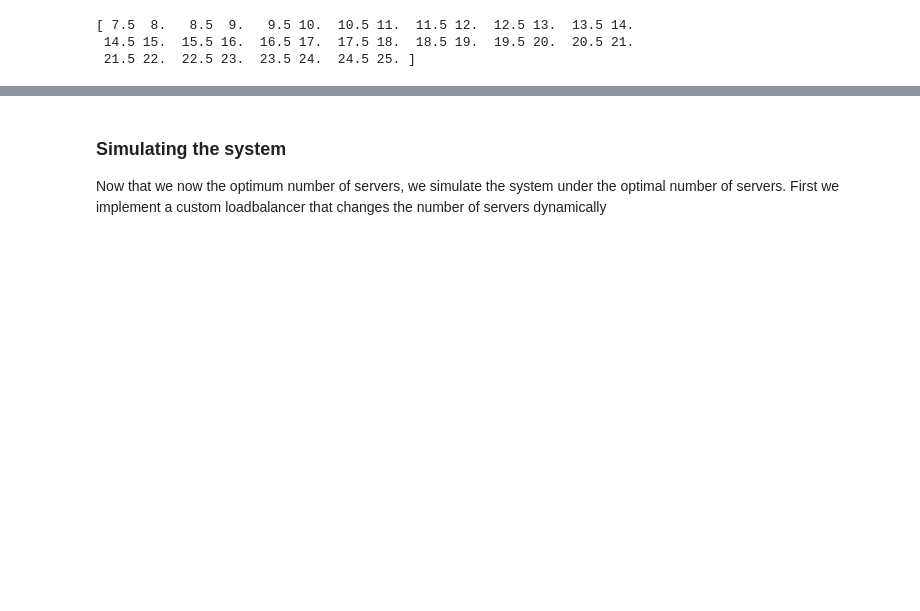
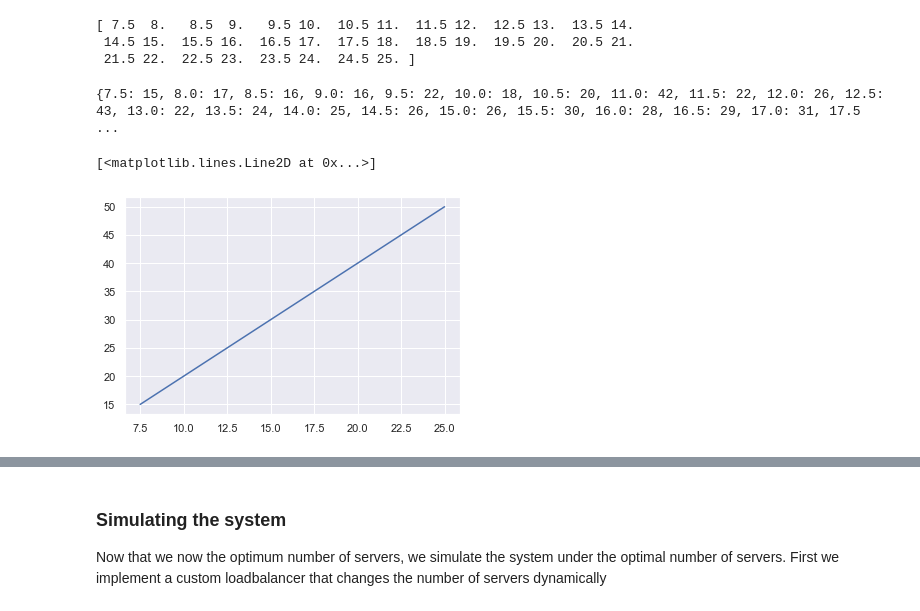
Before and after one commit to julianvanmeggelen/AdaptiveLoadBalancing, a Jupyter notebook: DataSimulation.ipynb, the cells around one changed output, grey strips where cells are left out. Saved outputs shown, nothing was run; the diff lists cells and outputs as text; code cells hidden in the pictures; blank space fills up the shorter version.

```diff
--- a/DataSimulation.ipynb
+++ b/DataSimulation.ipynb
@@ -84,15 +81,22 @@ searchSpace = [10,70]
  14.5 15.  15.5 16.  16.5 17.  17.5 18.  18.5 19.  19.5 20.  20.5 21.
  21.5 22.  22.5 23.  23.5 24.  24.5 25. ]
 # %%
-
+from Source import DEFAULT_REQUEST_PROB
 optResults = {k: None for k in arrivalsPerSecondList}
+sampInts = []
 for arrivalsPerSecond in tqdm(arrivalsPerSecondList):
+    sampInts.append(arrivalsPerSecond/DEFAULT_REQUEST_PROB)
     arrivalRate = arrivalsPerSecond * samplingInterval #binaryServerSearch asks for arrival rate instead of arrivalsPerSecond, so converting
-    optNServers = binaryServerSearch(arrivalRate=arrivalRate, searchSpace=searchSpace, processCost = processCost, cancelCost = cancelCost, serverCost = serverCost, requestTypes=requestTypes, simDuration=simDuration)
+    optNServers = binaryServerSearch(arrivalsPerSecond=arrivalsPerSecond, searchSpace=searchSpace, processCost = processCost, cancelCost = cancelCost, serverCost = serverCost, requestTypes=requestTypes, simDuration=simDuration)
     optResults[arrivalsPerSecond] = optNServers
 print(optResults)
 optResultsDf = pd.DataFrame(index=optResults.keys(), data=optResults.values(), columns = ['Optimal number of servers'])
 optResultsDf.to_csv('./data/optServers.csv')
+plt.plot(arrivalsPerSecondList, sampInts)
+# %% [output]
+{7.5: 15, 8.0: 17, 8.5: 16, 9.0: 16, 9.5: 22, 10.0: 18, 10.5: 20, 11.0: 42, 11.5: 22, 12.0: 26, 12.5: 43, 13.0: 22, 13.5: 24, 14.0: 25, 14.5: 26, 15.0: 26, 15.5: 30, 16.0: 28, 16.5: 29, 17.0: 31, 17.5 ...
+[<matplotlib.lines.Line2D at 0x...>]
+[figure, added]
 # %%
 optResultsDf = pd.read_csv('./data/optServers.csv')['Optimal number of servers']
 optResultsDf.plot()
```
Also changed, not shown: parts of 13 cells of this notebook, 7 other files.
